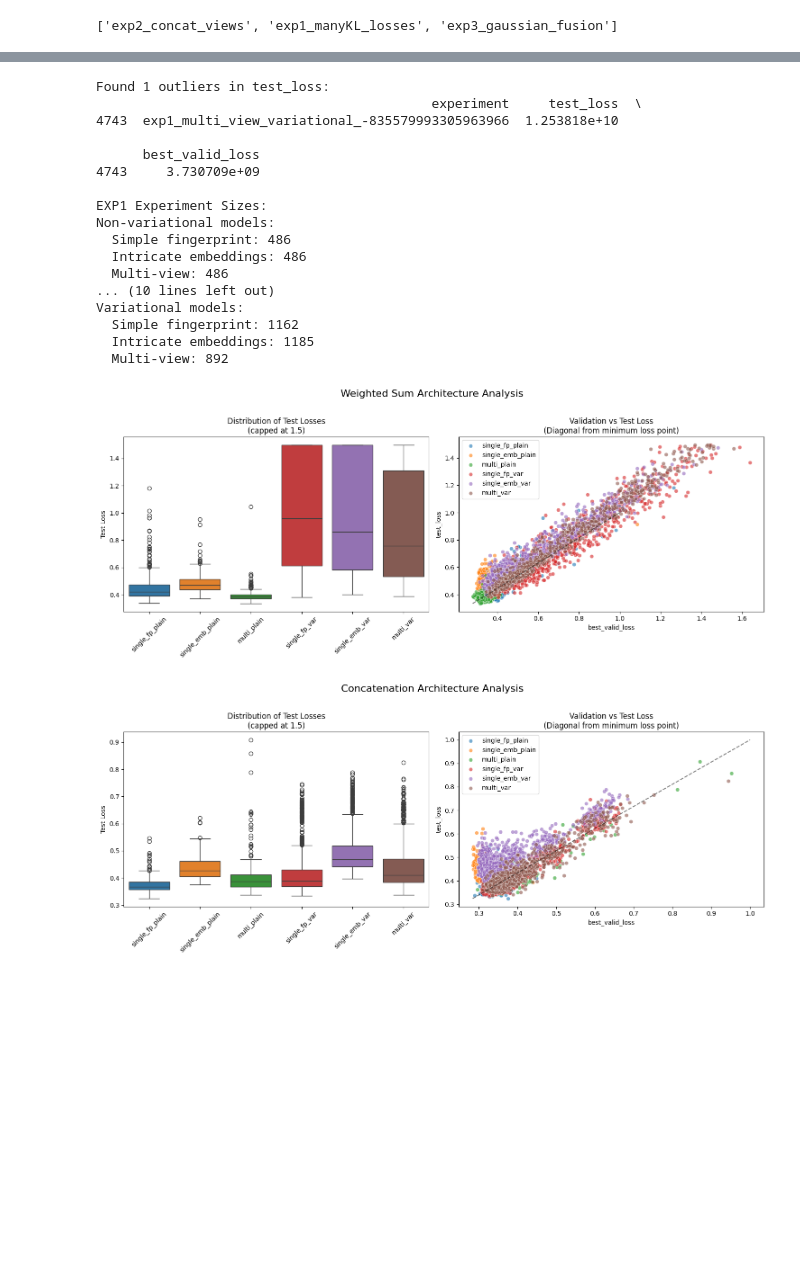
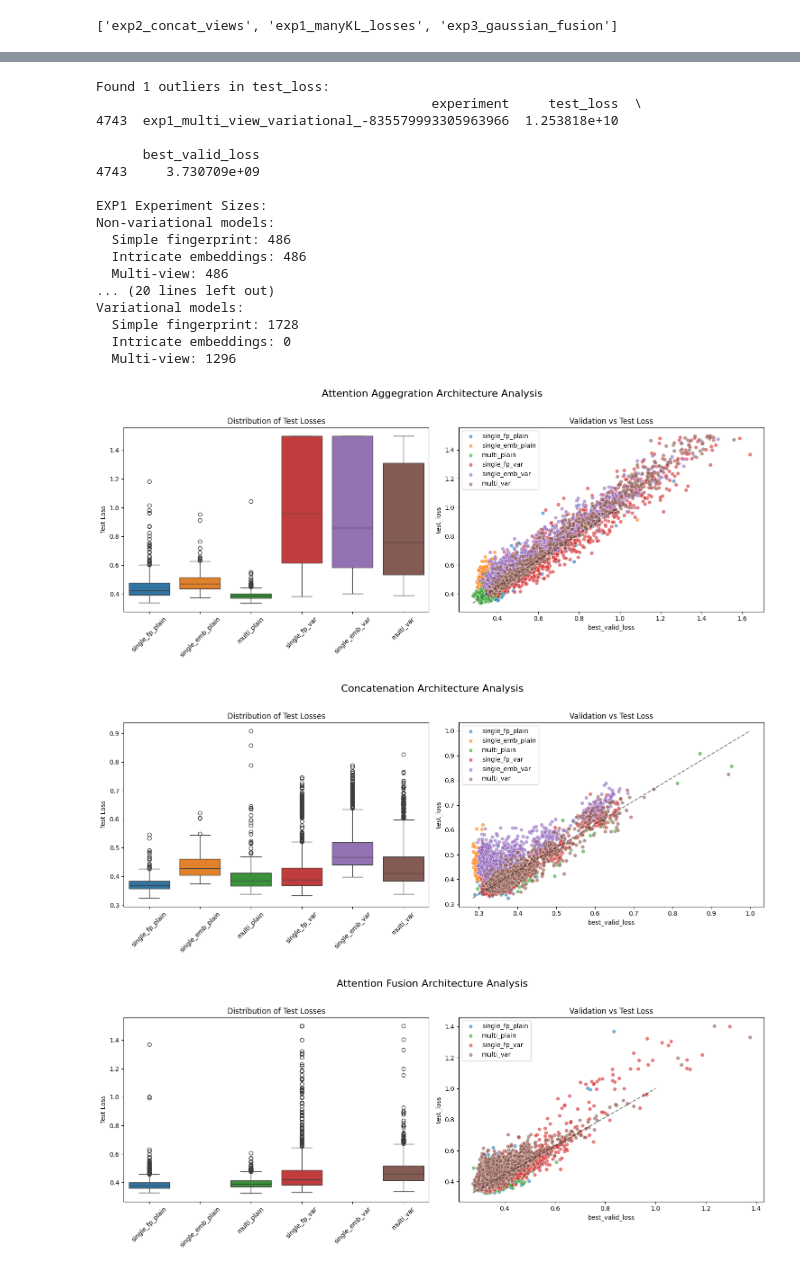
Before and after one commit to robsyc/MB-VAE-DTI, a Jupyter notebook: notebooks/analysis.ipynb, the cells around one changed output, grey strips where cells are left out. Saved outputs shown, nothing was run; the diff lists cells and outputs as text; code cells hidden in the pictures; blank space fills up the shorter version.

Commit message:
analysis of exp 3

```diff
--- a/notebooks/analysis.ipynb
+++ b/notebooks/analysis.ipynb
@@ -71,7 +71,7 @@ def categorize_experiments(df):
     Returns a dictionary of dataframes
     """
     categories = {
-        # Experiment 1 (Weighted Sum)
+        # Experiment 1 (AttnAgg)
         'exp1': {
             'single_fp_plain': df[df['experiment'].str.contains('exp1_single_view_fp_plain')],
             'single_emb_plain': df[df['experiment'].str.contains('exp1_single_view_emb_plain')],
@@ -80,7 +80,7 @@ def categorize_experiments(df):
             'single_emb_var': df[df['experiment'].str.contains('exp1_single_view_emb_variational')],
             'multi_var': df[df['experiment'].str.contains('exp1_multi_view_variational')]
         },
-        # Experiment 2 (Concatenation)
+        # Experiment 2 (Concat)
         'exp2': {
             'single_fp_plain': df[df['experiment'].str.contains('exp2_single_view_fp_plain')],
             'single_emb_plain': df[df['experiment'].str.contains('exp2_single_view_emb_plain')],
@@ -88,7 +88,17 @@ def categorize_experiments(df):
             'single_fp_var': df[df['experiment'].str.contains('exp2_single_view_fp_variational')],
             'single_emb_var': df[df['experiment'].str.contains('exp2_single_view_emb_variational')],
             'multi_var': df[df['experiment'].str.contains('exp2_multi_view_variational')]
-        }
+        },
+        # Experiment 3 (GaussFusion)
+        'exp3': {
+            'single_fp_plain': df[df['experiment'].str.contains('exp3_single_view_fp_plain')],
+            'single_emb_plain': df[df['experiment'].str.contains('exp3_single_view_emb_plain')],
+            'multi_plain': df[df['experiment'].str.contains('exp3_multi_view_plain')],
+            'single_fp_var': df[df['experiment'].str.contains('exp3_single_view_fp_variational')],
+            'single_emb_var': df[df['experiment'].str.contains('exp3_single_view_emb_variational')],
+            'multi_var': df[df['experiment'].str.contains('exp3_multi_view_variational')]
+        },
+        # Experiment 4 (MixtureFusion)
     }
     return categories
 
@@ -124,11 +134,11 @@ Non-variational models:
   Simple fingerprint: 486
   Intricate embeddings: 486
   Multi-view: 486
-... (10 lines left out)
+... (20 lines left out)
 Variational models:
-  Simple fingerprint: 1162
-  Intricate embeddings: 1185
-  Multi-view: 892
+  Simple fingerprint: 1728
+  Intricate embeddings: 0
+  Multi-view: 1296
 # %%
 import seaborn as sns
 import matplotlib.pyplot as plt
@@ -138,41 +148,52 @@ def plot_performance_comparison(categories, exp_type='exp1'):
     Creates improved visualization focusing on loss distributions
     """
     fig, (ax1, ax2) = plt.subplots(1, 2, figsize=(15, 6))
-    fig.suptitle(f'{"Weighted Sum" if exp_type=="exp1" else "Concatenation"} Architecture Analysis',
+    if exp_type=="exp1":
+        title = "Attention Aggegration"
+    elif exp_type=="exp2":
+        title = "Concatenation"
+    elif exp_type=="exp3":
+        title = "Attention Fusion"
+    elif exp_type=="exp4":
+        title = "Attention Aggegration2"
+
+    fig.suptitle(f'{title} Architecture Analysis',
                  fontsize=16, y=1.02)
 
     # 1. Box Plot of Test Losses (capped at 1.5)
     data_dict = {k: np.minimum(v['test_loss'], 1.5) for k, v in categories[exp_type].items()}
     sns.boxplot(data=data_dict, ax=ax1)
     ax1.set_xticklabels(ax1.get_xticklabels(), rotation=45)
-    ax1.set_title('Distribution of Test Losses\n(capped at 1.5)')
+    ax1.set_title('Distribution of Test Losses')
     ax1.set_ylabel('Test Loss')
 
     # 2. Validation vs Test Loss with min point highlighted
     for name, df_cat in categories[exp_type].items():
         df_cat = df_cat[df_cat["test_loss"] <= 1.5]
         sns.scatterplot(data=df_cat, x='best_valid_loss', y='test_loss',
                        label=name, ax=ax2, alpha=0.6)
 
     # Find minimum losses
     min_valid = min(df_cat['best_valid_loss'].min()
                    for df_cat in categories[exp_type].values())
     min_test = min(df_cat['test_loss'].min()
                   for df_cat in categories[exp_type].values())
 
     # Draw diagonal from min point
     ax2.plot([min_valid, 1], [min_test, 1], 'k--', alpha=0.5)
 
-    ax2.set_title('Validation vs Test Loss\n(Diagonal from minimum loss point)')
+    ax2.set_title('Validation vs Test Loss')
     plt.tight_layout()
     return fig
 
 # Create plots for both experiments
 fig1 = plot_performance_comparison(categories, 'exp1')
 fig2 = plot_performance_comparison(categories, 'exp2')
+fig3 = plot_performance_comparison(categories, 'exp3')
 # %% [output]
-[figure, old version]
+[figure, new version]
-[figure, old version]
+[figure, new version]
+[figure, added]
 # %%
 def get_top_n_models(categories, n=5):
     """
```
Also changed, not shown: parts of 3 cells of this notebook, 2 other files.
